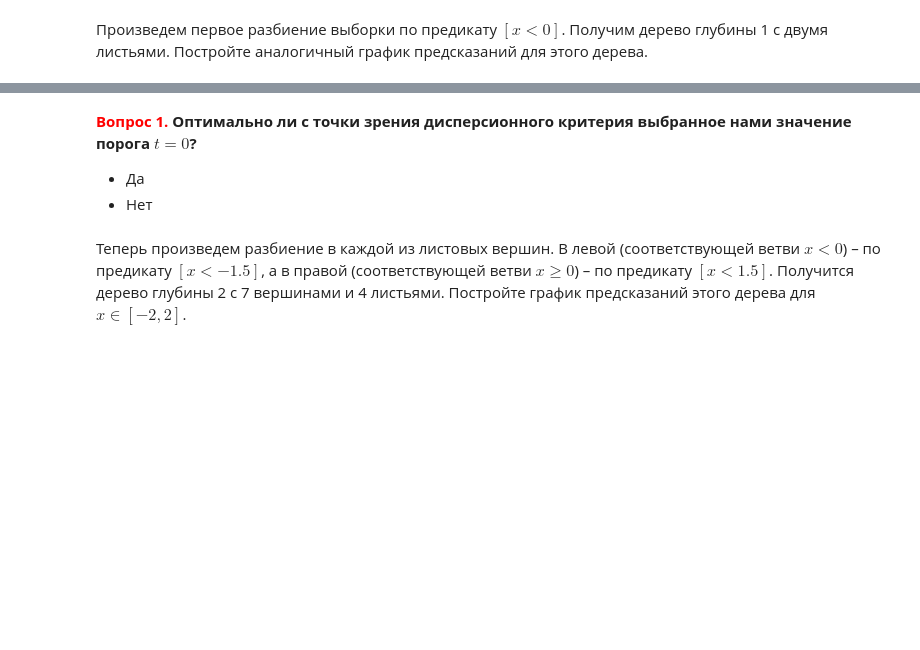
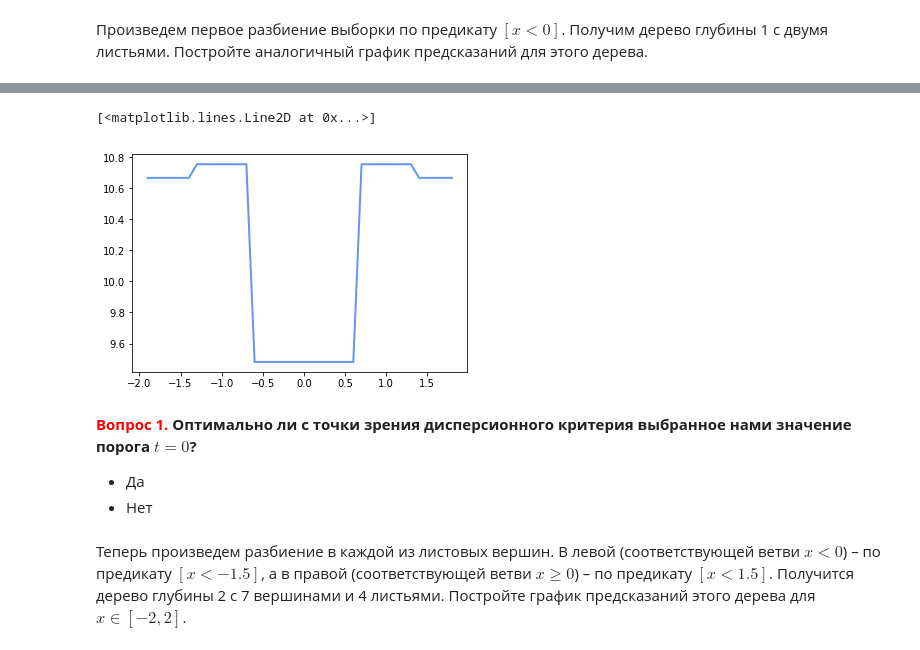
Before and after one commit to ditas/hw, a Jupyter notebook: jupyter_notebooks/homeworks/hw3_decision_trees.ipynb, the cells around one changed output, grey strips where cells are left out. Saved outputs shown, nothing was run; the diff lists cells and outputs as text; code cells hidden in the pictures; blank space fills up the shorter version.

```diff
--- a/jupyter_notebooks/homeworks/hw3_decision_trees.ipynb
+++ b/jupyter_notebooks/homeworks/hw3_decision_trees.ipynb
@@ -152,0 +148,77 @@ def regression_var_criterion(X, y, t):
+# %%
+def regression_var_criterion(X, y, t):
+    indexes = np.argwhere(X<t)
+    indexes_len = len(indexes)
+
+#     print(indexes, indexes_len, indexes[indexes_len-1][0])
+
+    [Xl, Xr] = np.array_split(X, [indexes[indexes_len-1][0]+1])
+    [yl, yr] = np.array_split(y, [indexes[indexes_len-1][0]+1])
+
+#     print(Xl, Xr, yl, yr)
+
+    L = len(X)
+    Ll = len(Xl)
+    Lr = len(Xr)
+
+    y_sum = 0
+    for i in np.arange(0, L):
+#         print(y[i])
+        y_sum += (y[i] - 1/L * np.sum(y)) ** 2
+
+    Dx = 1/L * y_sum
+    print(Dx)
+
+    y_suml = 0
+    for i in np.arange(0, Ll):
+        y_suml += (yl[i] - 1/Ll * np.sum(yl)) ** 2
+
+    Dxl = 1/Ll * y_suml
+    print(Dxl)
+
+    y_sumr = 0
+    for i in np.arange(0, Lr):
+        y_sumr += (yr[i] - 1/Lr * np.sum(yr)) ** 2
+
+    Dxr = 1/Lr * y_sumr
+    print(Dxr)
+
+    Q = Dx - Ll/L * Dxl - Lr/L * Dxr
+
+    return Q
+
+# def y_sum(y):
+#     s = 0
+#     for i in np.arange(0, len(y)):
+#         print(y[i])
+#         s = s + y[i]
+#     return s
+
+# print(y_sum(y))
+# print(np.sum(y))
+# print(y)
+# print(np.sum(X))
+# print(X)
+
+# A = np.linspace(2.0, 3.0, num=5)
+# np.sum(A)
+# B = np.linspace(-2,2,5)
+# np.sum(B)
+
+print(regression_var_criterion(X, y, -1.9))
+# print(regression_var_criterion(X, y, 0))
+# print(regression_var_criterion(X, y, 1.9))
+
+# Xq = []
+# for i in np.arange(-1.9,1.9,0.1):
+#     Xq.append(regression_var_criterion(X,y,i))
+
+# Xq, np.arange(-1.9,1.9,0.1)
+
+# s = np.argwhere(X<1.9)
+# s_len = len(s)
+# print(s, s_len, s[s_len-1][0])
+# np.array_split(X, [s[s_len-1][0] + 1])
+
+plt.plot(np.arange(-1.9,1.9,0.1), Xq, color="cornflowerblue", label="max_depth=2", linewidth=2)
+# %% [output]
@@ -153,2 +236,4 @@ def regression_var_criterion(X, y, t):
+[<matplotlib.lines.Line2D at 0x...>]
+[figure, added]
 # %%
 # Ваш код здесь
```
Also changed, not shown: parts of 17 cells of this notebook, 1 other file.
